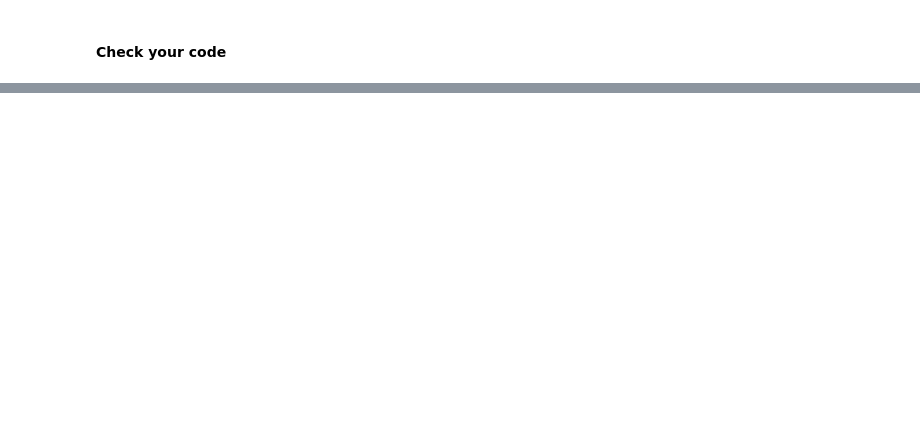
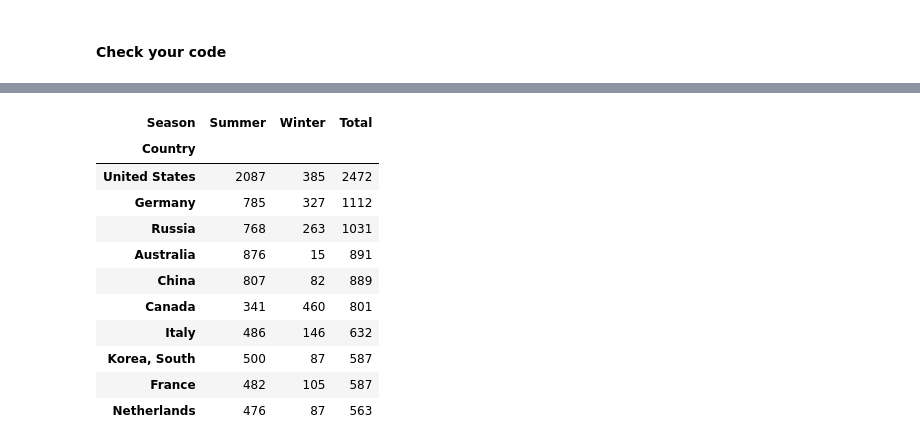
Before and after one commit to ParissaPeimaniyfard/data-multiple-files-with-pandas, a Jupyter notebook: multiple_files.ipynb, the cells around one changed output, grey strips where cells are left out. Saved outputs shown, nothing was run; the diff lists cells and outputs as text; code cells hidden in the pictures; blank space fills up the shorter version.

Commit message:
Completed olympic_games_season step

```diff
--- a/multiple_files.ipynb
+++ b/multiple_files.ipynb
@@ -439,0 +459,22 @@ KeyError: 'Medal Count'
+# %%
+count_df = all_df[all_df["Year"] >= 1984].groupby(['Country', 'Season'])['Medal'].count().unstack()
+count_df.fillna(0, inplace=True)
+count_df["Summer"]= count_df["Summer"].astype(int)
+count_df["Winter"]= count_df["Winter"].astype(int)
+count_df['Total']= count_df["Summer"] + count_df["Winter"]
+sort_df= count_df.sort_values('Total', ascending=False)
+top_10_season_df = sort_df.head(10)
+top_10_season_df
+# %% [output]
+| Season | Summer | Winter | Total |
+| Country |  |  |  |
+| United States | 2087 | 385 | 2472 |
+| Germany | 785 | 327 | 1112 |
+| Russia | 768 | 263 | 1031 |
+| Australia | 876 | 15 | 891 |
+| China | 807 | 82 | 889 |
+| Canada | 341 | 460 | 801 |
+| Italy | 486 | 146 | 632 |
+| Korea, South | 500 | 87 | 587 |
+| France | 482 | 105 | 587 |
+| Netherlands | 476 | 87 | 563 |
```
Also changed, not shown: parts of 6 cells of this notebook, 1 other file.
